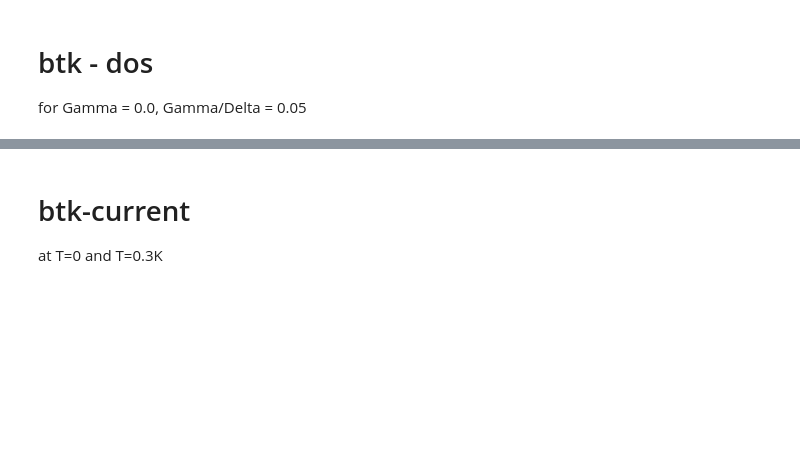
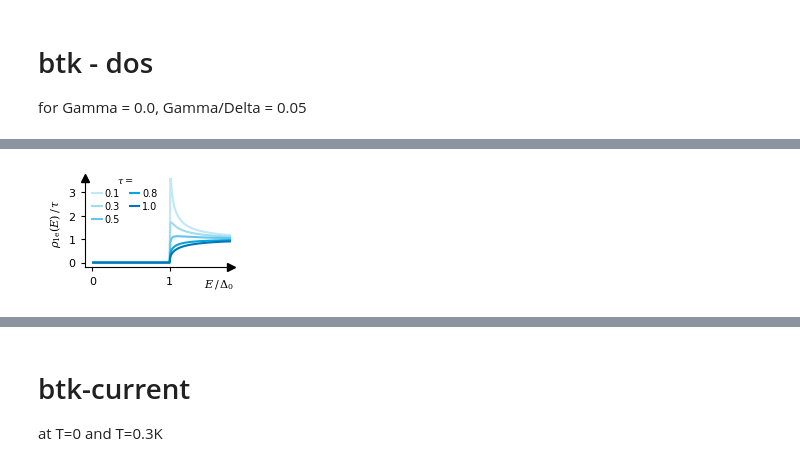
Before and after one commit to schmampf/dissertation, a Jupyter notebook: theory/meso/meso.ipynb, the cells around one changed output, grey strips where cells are left out. Drawn from its saved outputs; the diff is of its cells as text; code cells hidden in the pictures; blank space fills up the shorter version.

Commit message:
new btk figures (they are lit)

```diff
--- a/theory/meso/meso.ipynb
+++ b/theory/meso/meso.ipynb
@@ -183,0 +82,75 @@ fig.savefig("btk-dos.pdf")
+# %%
+fig, ax = plt.subplots(figsize=(1.9, 1.2))
+
+Delta_meV = 0.180
+E_meV = np.linspace(0.01 * Delta_meV, 2.51 * Delta_meV, 251)
+Gamma_meV = 0.05 * Delta_meV
+tau = np.array([0.1, 0.3, 0.5, 0.8, 1.0])
+
+for i, tau_i in enumerate(tau):
+    Z_i = Z_of_tau(tau_i)
+    A, B = AB_of_E(E_meV=E_meV, Delta_meV=Delta_meV, Z=Z_i, Gamma_meV=0.0)
+    N_1e = (1 - A - B) / tau_i
+    N_2e = 2 * A / tau_i
+
+    ax.plot(
+        E_meV / Delta_meV,
+        N_1e,
+        color=cmap(clim=[0.1, 0.8], inverse=True)(i / len(tau)),
+        zorder=10 + i,
+        label=f"{tau_i:.1f}",
+    )
+
+ax.set_xlim(-0.1, 1.8)
+ax.set_ylim(-0.2, 3.6)
+ax.set_yticks([0, 1, 2, 3])
+ax.set_xticks([0, 1])
+
+for spine in ["top", "right"]:
+    ax.spines[spine].set_visible(False)
+x_lim = ax.get_xlim()
+y_lim = ax.get_ylim()
+ax_trans = ax.get_xaxis_transform()
+ax.plot(x_lim[1], y_lim[0], ">", color="k", clip_on=False)
+ax.plot(x_lim[0], y_lim[1], "^", color="k", clip_on=False)
+ax.set_xlim(x_lim)
+ax.set_ylim(y_lim)
+ax.tick_params(
+    axis="both",
+    direction="out",
+    length=3,
+    labelsize=8,
+    color="k",
+    labelcolor="k",
+)
+
+ax.text(
+    x_lim[1] + np.abs(x_lim[1] - x_lim[0]) / 50,
+    (y_lim[0] - y_lim[1]) / 6,
+    "$E\\,/\\,\\Delta_0$",
+    ha="right",
+    va="top",
+    fontsize=8,
+)
+ax.set_ylabel("$\\rho_\\mathrm{1e}(E)\\,/\\,\\tau$")
+
+ax.legend(
+    title="$\\tau = $",
+    handlelength=1.0,
+    loc="upper left",
+    frameon=False,
+    fontsize=7,
+    title_fontsize=7,
+    ncols=2,
+    columnspacing=1.0,
+    borderpad=0.1,  # reduces padding inside the legend box
+    labelspacing=0.3,  # reduces vertical spacing between items
+    handletextpad=0.3,  # reduces spacing between line and label
+    bbox_to_anchor=(0.01, 1.1),
+)
+
+fig.tight_layout(pad=0.1)
+fig.savefig("btk-1e-dos.pgf")
+fig.savefig("btk-1e-dos.pdf")
+# %% [output]
+[figure, added]
```
Also changed, not shown: parts of 5 cells of this notebook, 13 other files.
